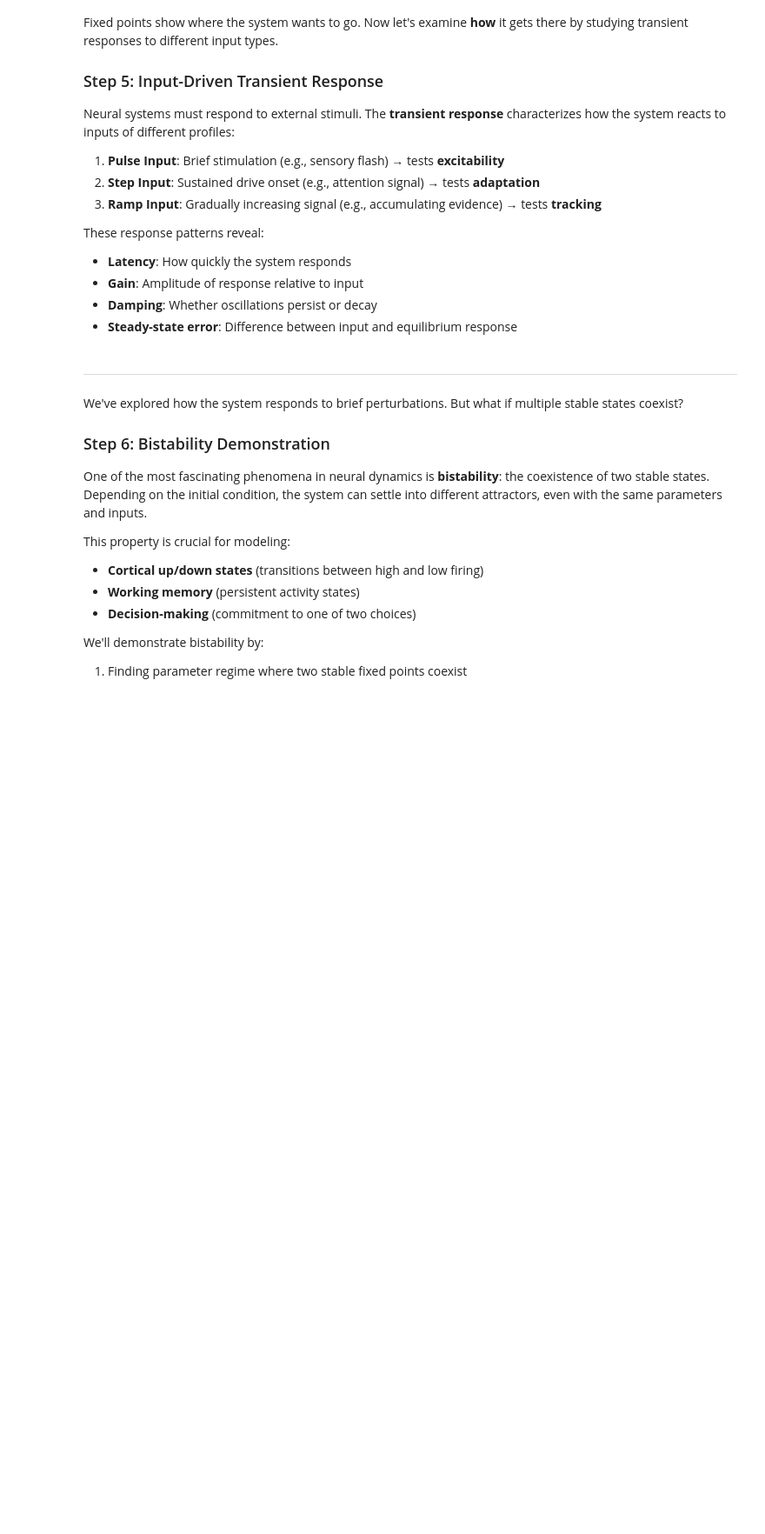
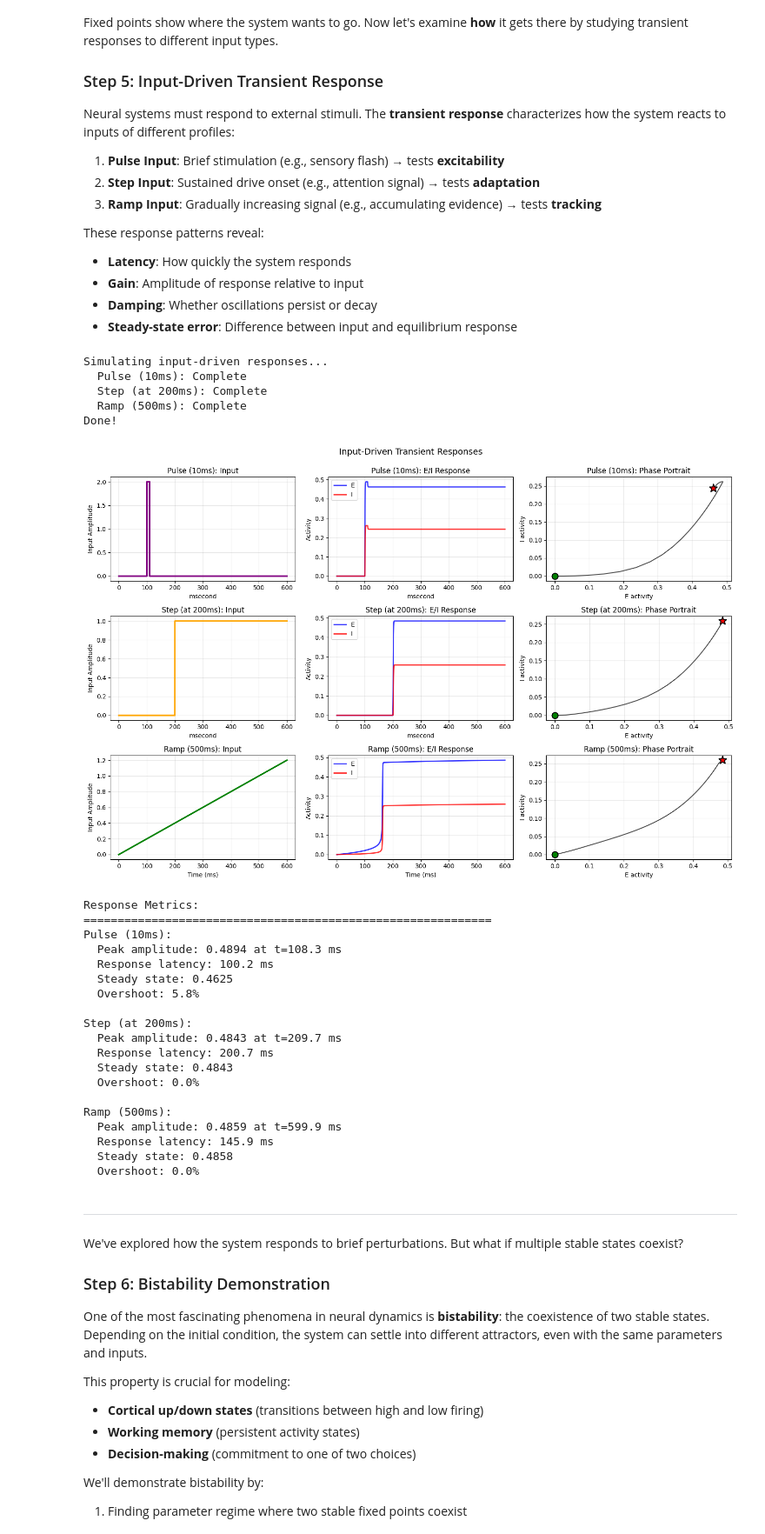
Before and after one commit to chaobrain/brainmass, a Jupyter notebook: examples/020-wilson-cowan-model.ipynb, the cells around one changed output. Shown at 87% size. Drawn from its saved outputs; the diff is of its cells as text; code cells hidden in the pictures; blank space fills up the shorter version.

```diff
--- a/examples/020-wilson-cowan-model.ipynb
+++ b/examples/020-wilson-cowan-model.ipynb
@@ -727,18 +587,30 @@ These response patterns reveal:
 # Define input functions
 def pulse_input(t):
     """Brief 10ms pulse at t=100ms"""
-    t_val = float(t / u.ms)
-    return 2.0 if 100 < t_val < 110 else 0.0
+    return u.math.where(
+        u.math.logical_and(t > 100. * u.ms, t < 110. * u.ms),
+        2.0,
+        0.0
+    )
+
 
 def step_input(t):
     """Step increase at t=200ms"""
-    t_val = float(t / u.ms)
-    return 1.0 if t_val > 200 else 0.0
+    return u.math.where(
+        t > 200. * u.ms,
+        1.0,
+        0.0,
+    )
+
 
 def ramp_input(t):
     """Ramp from 0 to 2.0 over 500ms"""
-    t_val = float(t / u.ms)
-    return min(t_val / 500, 2.0) if t_val > 0 else 0.0
+    return u.math.where(
+        t > 0. * u.ms,
+        u.math.minimum(t / (500. * u.ms), 2.0),
+        0.0
+    )
+
 
 # Input types to test
 input_functions = [pulse_input, step_input, ramp_input]
@@ -755,14 +627,15 @@ print("Simulating input-driven responses...")
 for input_func, name in zip(input_functions, input_names):
     # Create fresh model
     model_transient = brainmass.WilsonCowanStep(1)
-    brainstate.nn.init_all_states(model_transient)
+    model_transient.init_all_states()
+
 
     def step_transient(i):
         t = i * brainstate.environ.get_dt()
         inp = input_func(t)
-        with brainstate.environ.context(i=i, t=t):
-            model_transient.update(rE_inp=inp)
-            return model_transient.rE.value, model_transient.rI.value, inp
+        model_transient.update(rE_inp=inp)
+        return model_transient.rE.value, model_transient.rI.value, inp
+
 
     indices_trans = np.arange(6000)  # 600 ms
     rE_resp, rI_resp, inp_trace = brainstate.transform.for_loop(step_transient, indices_trans)
@@ -774,14 +647,21 @@ for input_func, name in zip(input_functions, input_names):
     print(f"  {name}: Complete")
 
 print("Done!")
+# %% [output]
+Simulating input-driven responses...
+  Pulse (10ms): Complete
+  Step (at 200ms): Complete
+  Ramp (500ms): Complete
+Done!
 # %%
 # Visualization: 3x3 grid (input type × measurement)
 fig, axes = plt.subplots(3, 3, figsize=(15, 10))
 
 t_trans = indices_trans * brainstate.environ.get_dt()
 
-for row, (rE_resp, rI_resp, inp_trace, name, color) in enumerate(zip(
-        responses_E, responses_I, input_traces, input_names, input_colors)):
+for row, (rE_resp, rI_resp, inp_trace, name, color) in enumerate(
+    zip(responses_E, responses_I, input_traces, input_names, input_colors)
+):
 
     # Column 1: Input trace
     ax = axes[row, 0]
@@ -814,30 +694,51 @@ for row, (rE_resp, rI_resp, inp_trace, name, color) in enumerate(zip(
     ax.grid(True, alpha=0.3)
 
 plt.suptitle('Input-Driven Transient Responses', fontsize=14, y=0.995)
 plt.tight_layout()
 plt.show()
 
 # Quantitative metrics
 print("\nResponse Metrics:")
 print("=" * 60)
 
 for i, (rE_resp, name) in enumerate(zip(responses_E, input_names)):
     # Find peak
     peak_idx = np.argmax(rE_resp[:, 0])
     peak_time = float(t_trans[peak_idx] / u.ms)
     peak_amplitude = rE_resp[peak_idx, 0]
 
     # Steady state (last 100 samples)
     steady_state = np.mean(rE_resp[-100:, 0])
 
     # Initial response time (when crosses 10% of peak)
     threshold = 0.1 * peak_amplitude
     response_idx = np.where(rE_resp[:, 0] > threshold)[0]
     response_time = float(t_trans[response_idx[0]] / u.ms) if len(response_idx) > 0 else 0
 
     print(f"{name}:")
     print(f"  Peak amplitude: {peak_amplitude:.4f} at t={peak_time:.1f} ms")
     print(f"  Response latency: {response_time:.1f} ms")
     print(f"  Steady state: {steady_state:.4f}")
     print(f"  Overshoot: {(peak_amplitude - steady_state) / steady_state * 100:.1f}%")
     print()
+# %% [output]
+[figure, added]
+Response Metrics:
+============================================================
+Pulse (10ms):
+  Peak amplitude: 0.4894 at t=108.3 ms
+  Response latency: 100.2 ms
+  Steady state: 0.4625
+  Overshoot: 5.8%
+
+Step (at 200ms):
+  Peak amplitude: 0.4843 at t=209.7 ms
+  Response latency: 200.7 ms
+  Steady state: 0.4843
+  Overshoot: 0.0%
+
+Ramp (500ms):
+  Peak amplitude: 0.4859 at t=599.9 ms
+  Response latency: 145.9 ms
+  Steady state: 0.4858
+  Overshoot: 0.0%
```
Also changed, not shown: parts of 34 cells of this notebook, 7 other files.
